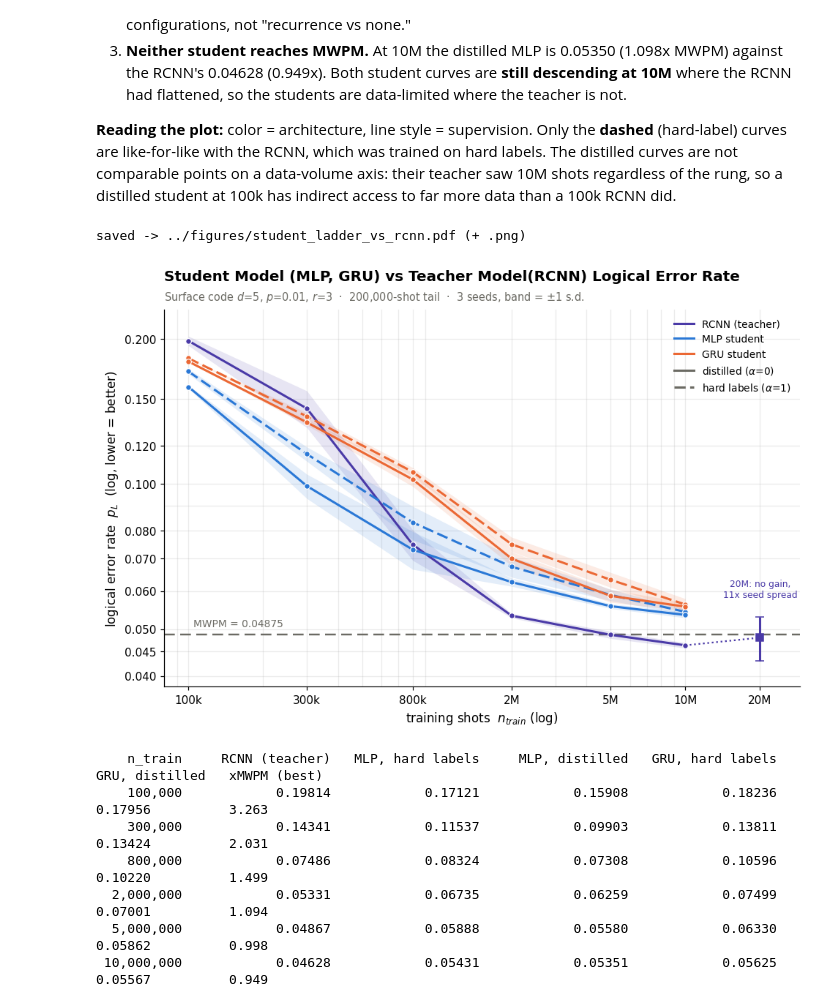
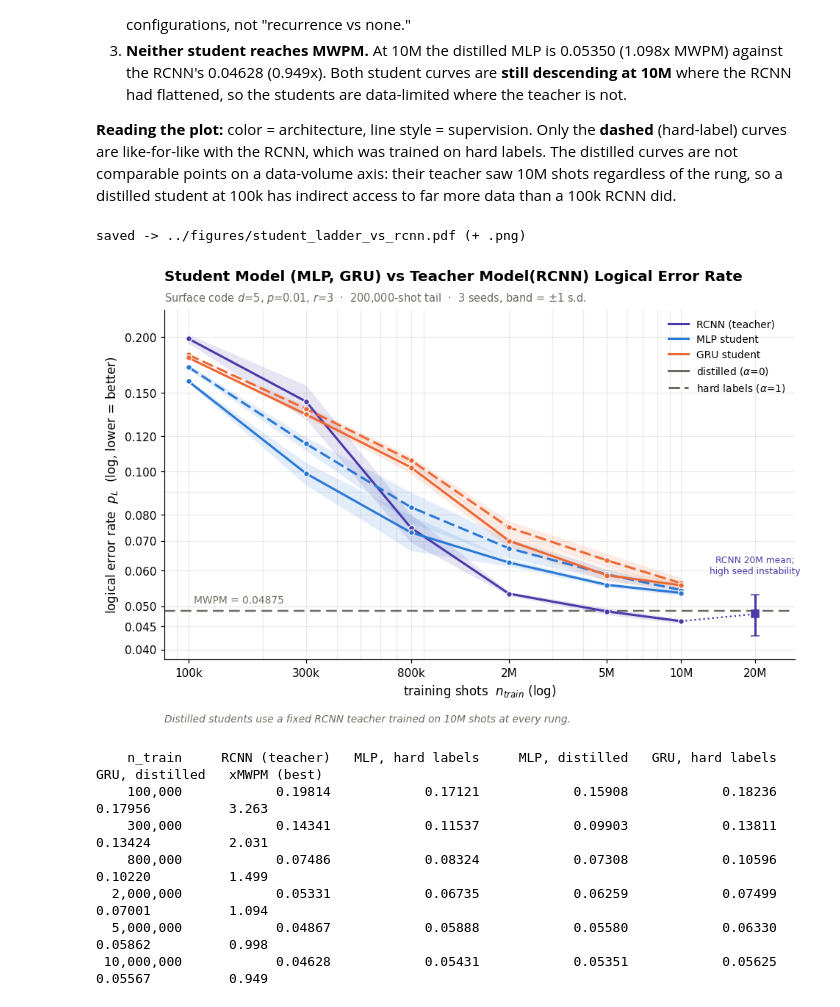
Before and after one commit to karriechey/FNAL-QCDecoding-FPGA, a Jupyter notebook: analysis_notebooks/EXPERIMENTS_LOG.ipynb, the cells around one changed output. Cells and saved outputs as stored; diff of their text form; code cells hidden in the pictures.

```diff
--- a/analysis_notebooks/EXPERIMENTS_LOG.ipynb
+++ b/analysis_notebooks/EXPERIMENTS_LOG.ipynb
@@ -451,7 +451,7 @@ if rcnn20:
                 color=C["rcnn"], marker="s", ms=6, capsize=4, lw=2, ls=":", zorder=3)
     ax.plot([1e7, 2e7], [np.mean(rcnn[10_000_000]), np.mean(rcnn20)],
             color=C["rcnn"], ls=":", lw=1.5, zorder=2)
-    ax.annotate("20M: no gain,\n11x seed spread", xy=(2e7, np.mean(rcnn20)),
+    ax.annotate("RCNN 20M mean;\nhigh seed instability", xy=(2e7, np.mean(rcnn20)),
                 xytext=(0, 34), textcoords="offset points", color=C["rcnn"],
                 fontsize=8, ha="center", va="bottom")
 
@@ -482,34 +482,40 @@ for side in ("top", "right"):
 # legend encodes the two channels separately: hue = architecture, style = supervision
 handles = [Line2D([], [], color=C[k], lw=2, label=v) for k, v in
            [("rcnn", "RCNN (teacher)"), ("mlp", "MLP student"), ("gru", "GRU student")]]
 handles += [Line2D([], [], color=GREY, lw=2, ls="-", label="distilled ($\\alpha$=0)"),
             Line2D([], [], color=GREY, lw=2, ls=(0, (5, 2)), label="hard labels ($\\alpha$=1)")]
 ax.legend(handles=handles, frameon=False, fontsize=9, loc="upper right", ncol=1)
+
+# The distilled curves are not points on a data-volume axis in the same sense as the
+# others: their supervision comes from a teacher that saw 10M shots at every rung.
+ax.text(0, -0.155, "Distilled students use a fixed RCNN teacher trained on 10M shots at "
+                   "every rung.", transform=ax.transAxes, fontsize=9, color="#6b6a63",
+        va="top", style="italic")
 plt.tight_layout()
 
 # Vector PDF for the paper, PNG for quick viewing. Same figure, both formats.
 FIGDIR = os.path.join("..", "figures")
 os.makedirs(FIGDIR, exist_ok=True)
 for ext in ("pdf", "png"):
     fig.savefig(os.path.join(FIGDIR, f"student_ladder_vs_rcnn.{ext}"),
                 bbox_inches="tight", dpi=200)
 print(f"saved -> {os.path.join(FIGDIR, 'student_ladder_vs_rcnn.pdf')} (+ .png)\n")
 plt.show()
 
 # Table view — identity is never color-alone, and these are the numbers to quote.
 print(f"{'n_train':>11}  " + "  ".join(f"{lbl:>17}" for _, _, lbl in series) + f"  {'xMWPM (best)':>13}")
 for n in sorted(rcnn):
     cells, best = [], None
     for arch, alpha, _ in series:
         pairs = rcnn if arch == "rcnn" else students[(arch, alpha)]
         v = np.mean(pairs[n]) if n in pairs else np.nan
         cells.append(f"{v:>17.5f}" if v == v else f"{'-':>17}")
         if v == v and (best is None or v < best):
             best = v
     print(f"{n:>11,}  " + "  ".join(cells) + f"  {best / MWPM:>13.3f}")
 # %% [output]
 saved -> ../figures/student_ladder_vs_rcnn.pdf (+ .png)
-[figure, old version]
+[figure, new version]
     n_train     RCNN (teacher)   MLP, hard labels     MLP, distilled   GRU, hard labels     GRU, distilled   xMWPM (best)
     100,000            0.19814            0.17121            0.15908            0.18236            0.17956          3.263
     300,000            0.14341            0.11537            0.09903            0.13811            0.13424          2.031
```
Also changed, not shown: 2 other files.
